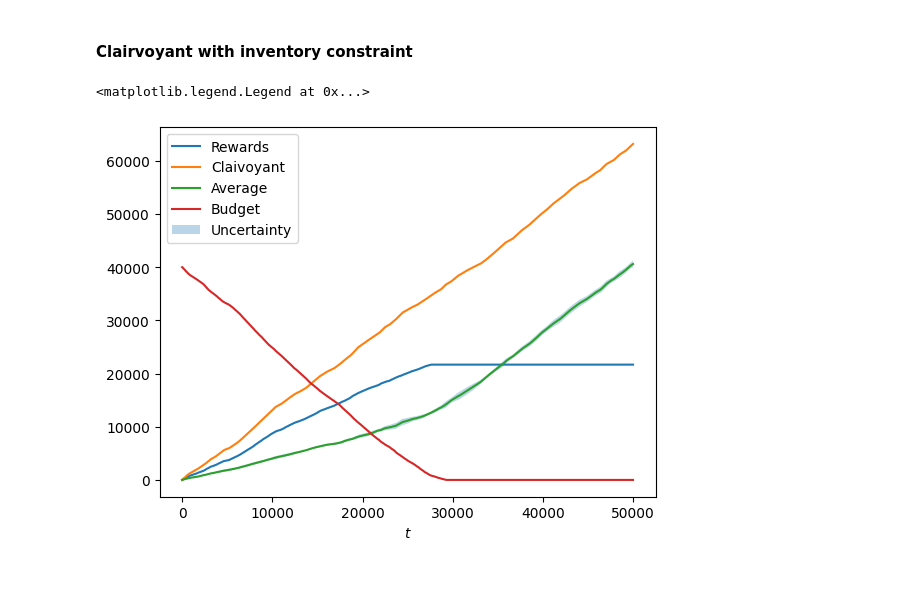
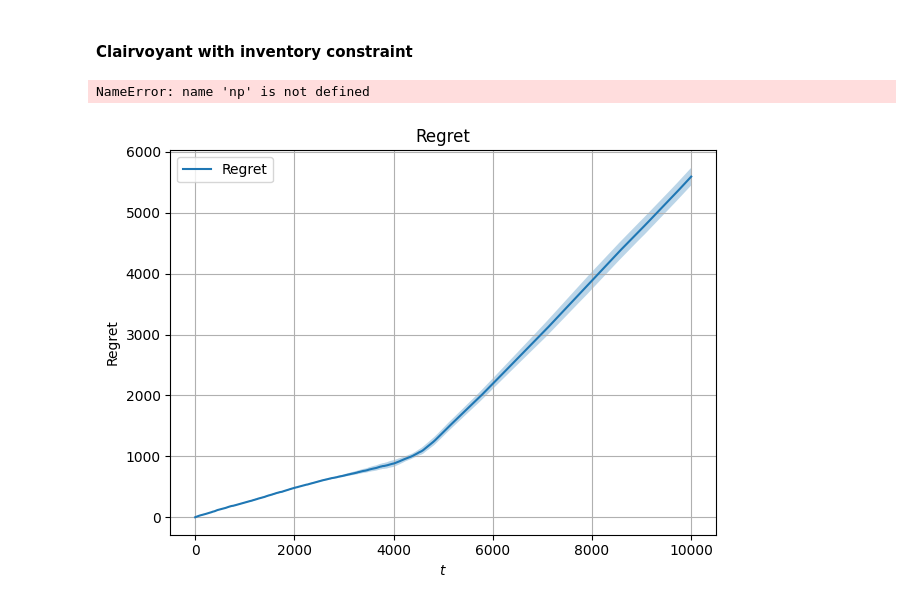
Before and after one commit to FabioFloris02/OLA2025_Floris_Sonzini_Parenti_Singh_Gottschling, a Jupyter notebook: OLA-project.ipynb, the cells around one changed output. Saved outputs shown, nothing was run; the diff lists cells and outputs as text; code cells hidden in the pictures; blank space fills up the shorter version.

Commit message:
Fix requirement 2 and clairvoyants

```diff
--- a/OLA-project.ipynb
+++ b/OLA-project.ipynb
@@ -355,7 +357,7 @@ class SingleProductStochasticInventoryClaivoyant:
 # %%
 # Parameters
 T = 10000
-B = T * 3/4
+B = T * 45/100
 
 # Prices
 max_price = 1
@@ -1001,34 +978,40 @@ class MultipleProductSlighlyNonStationaryInventoryClairvoyant(Environment):
         return expected_utilities
 # %%
 # Parameters
-T = 50000
-B = T * 90/100
-N = 4
-W = int(2*np.sqrt(T))
+T = 20000
+B = T * 65/100
+N = 3
+W = 2*int(np.sqrt(T))
+min_interval = 500
+max_interval = 2000
 
 # Prices
-max_price = 1.5
-price_step = 0.25
+max_price = 1
+price_step = 0.2
 prices = np.arange(0, max_price, price_step)
 P = len(prices)
 
 distributions = [
-    stats.uniform(loc=0, scale=1),
-    stats.truncnorm(0, np.inf, loc=0, scale=1),
-    stats.beta(a=1, b=5),
-    stats.beta(a=5, b=1)
+    stats.norm(loc=0.5, scale=1),
+    stats.norm(loc=0.5, scale=0.5),
+    stats.norm(loc=0.5, scale=0.1),
+    stats.beta(a=2, b=2),
+    stats.beta(a=0.9, b=0.9),
+    stats.beta(a=20, b=20)
 ]
+# %% [output]
+NameError: name 'np' is not defined
 # %%
 # Run clairvoyant
 clairvoyant = MultipleProductSlighlyNonStationaryInventoryClairvoyant(T, B, N, prices)
 
-n_trials = 2
+n_trials = 5
 regret_per_trial = []
 budget_per_trial = []
 for trial in range(n_trials):
 
   # Define environment and agent
-  env = MultipleProductSlightyNonStationaryEnvironment(T, N, distributions)
+  env = MultipleProductSlightyNonStationaryEnvironment(T, N, distributions, min_interval, max_interval)
   env.init_environment()
 
   clairvoyant.set_interval_distributions(env.get_interval_distributions())
@@ -1043,12 +1026,8 @@ for trial in range(n_trials):
     # This returns the price index
     pi_t = combinatorial_ucb_sw.pull_arm()
 
-    # Check if budget is depleted
-    if combinatorial_ucb_sw.budget < 1:
-      p_t = [np.inf for _ in range(N)]
-    else:
-      # Get the actual price
-      p_t = prices[pi_t]
+    # Get the actual price
+    p_t = prices[pi_t]
 
     # Get rewardx
     r_t = env.round(p_t)
@@ -1066,24 +1045,25 @@ for trial in range(n_trials):
 
 regret_per_trial = np.array(regret_per_trial)
 budget_per_trial = np.array(budget_per_trial)
+
+average_regret = regret_per_trial.mean(axis=0) # mean
+regret_sd = regret_per_trial.std(axis=0) # standard deviation
+average_budget = budget_per_trial.mean(axis=0)
 # %%
-average_regret = regret_per_trial.mean(axis=0) # mean
-regret_sd = regret_per_trial.std(axis=0) # standard deviation
-average_budget = budget_per_trial.mean(axis=0)
+plt.plot(np.arange(T), average_regret, label=f'Regret')
+plt.fill_between(
+    np.arange(T),
+    average_regret-regret_sd/np.sqrt(n_trials),
+    average_regret+regret_sd/np.sqrt(n_trials),
+    alpha=0.3
+)
 
-plt.plot(np.arange(T), np.cumsum(agent_rewards), label="Rewards")
-plt.plot(np.arange(T), np.cumsum(expected_clairvoyant_utilities), label="Claivoyant")
-plt.plot(np.arange(T), average_regret, label="Average")
-plt.plot(np.arange(T), average_budget, label="Budget")
-plt.fill_between(
-   np.arange(T),
-   average_regret-regret_sd/np.sqrt(n_trials),
-   average_regret+regret_sd/np.sqrt(n_trials),
-   alpha=0.3,
-   label="Uncertainty"
-)
 plt.xlabel("$t$")
+plt.ylabel("Regret")
+plt.title("Regret")
 plt.legend()
+plt.grid(True)
+plt.tight_layout()
+plt.show()
 # %% [output]
-<matplotlib.legend.Legend at 0x...>
-[figure, old version]
+[figure, new version]
```
Also changed, not shown: parts of 16 cells of this notebook.
